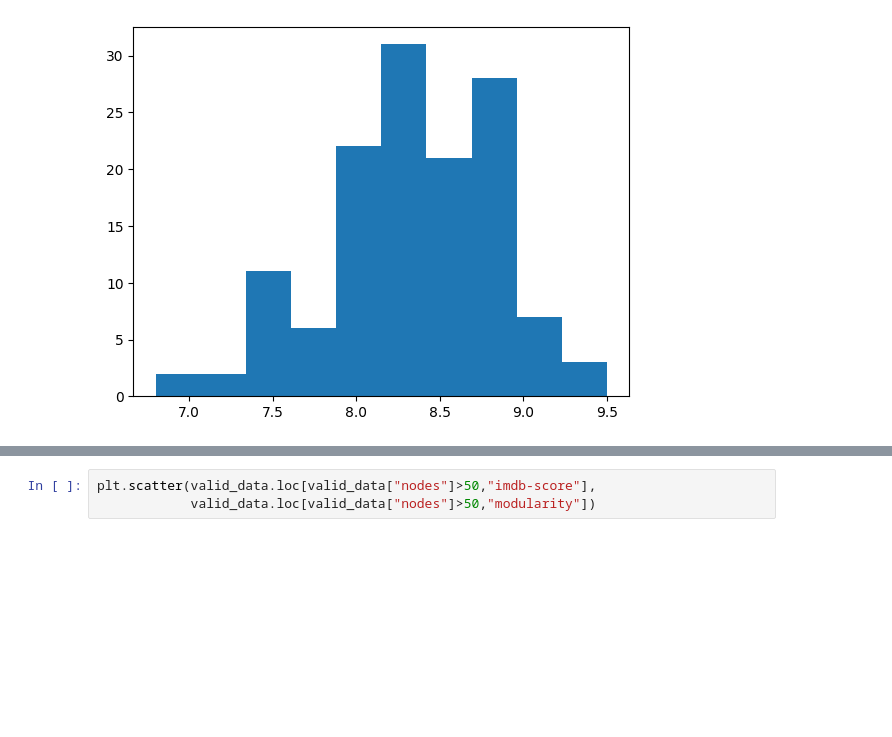
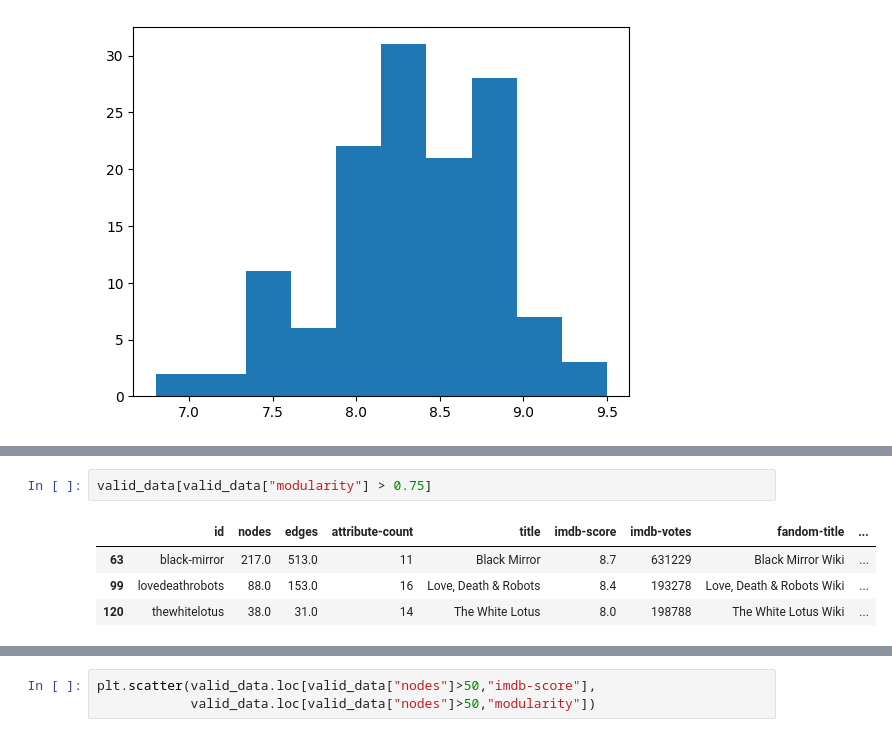
Before and after one commit to DanielBarabas/prog2_3rd_assignment_group, a Jupyter notebook: abrak.ipynb, the cells around one changed output, grey strips where cells are left out. Cells and saved outputs as stored; diff of their text form; blank space fills up the shorter version.

```diff
--- a/abrak.ipynb
+++ b/abrak.ipynb
@@ -88,0 +130,7 @@ plt.legend()
+# %%
+valid_data[valid_data["modularity"] > 0.75]
+# %% [output]
+|  | id | nodes | edges | attribute-count | title | imdb-score | imdb-votes | fandom-title | ... |
+| 63 | black-mirror | 217.0 | 513.0 | 11 | Black Mirror | 8.7 | 631229 | Black Mirror Wiki | ... |
+| 99 | lovedeathrobots | 88.0 | 153.0 | 16 | Love, Death & Robots | 8.4 | 193278 | Love, Death & Robots Wiki | ... |
+| 120 | thewhitelotus | 38.0 | 31.0 | 14 | The White Lotus | 8.0 | 198788 | The White Lotus Wiki | ... |
```
Also changed, not shown: parts of 9 cells of this notebook, 1 other file.
